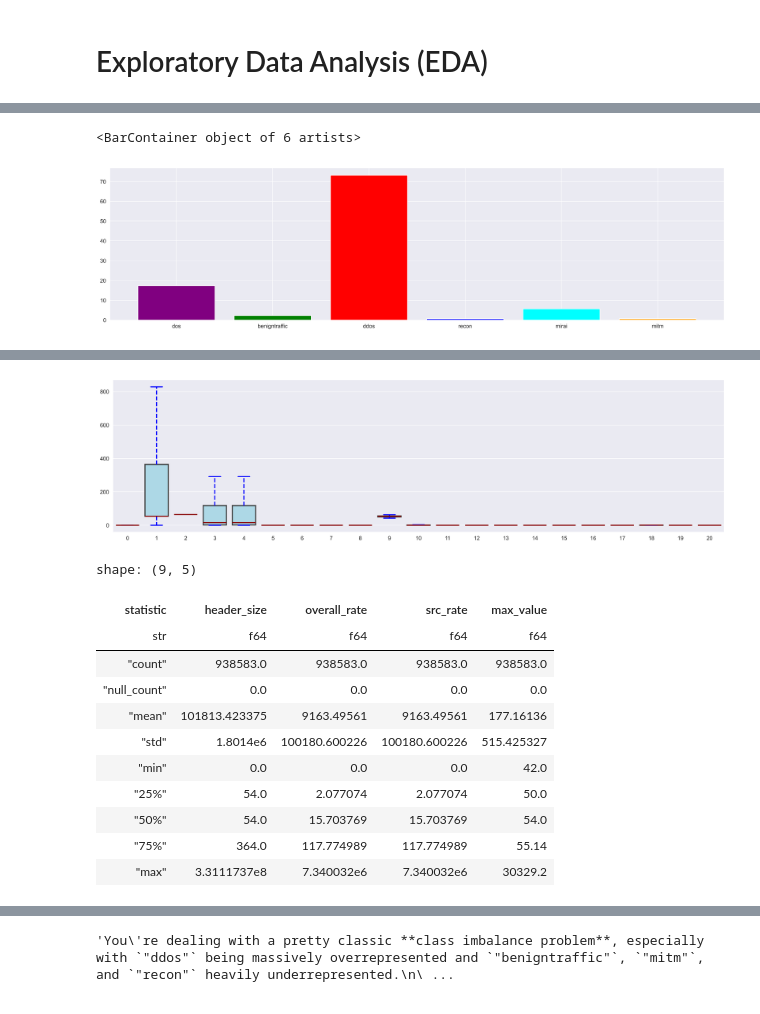
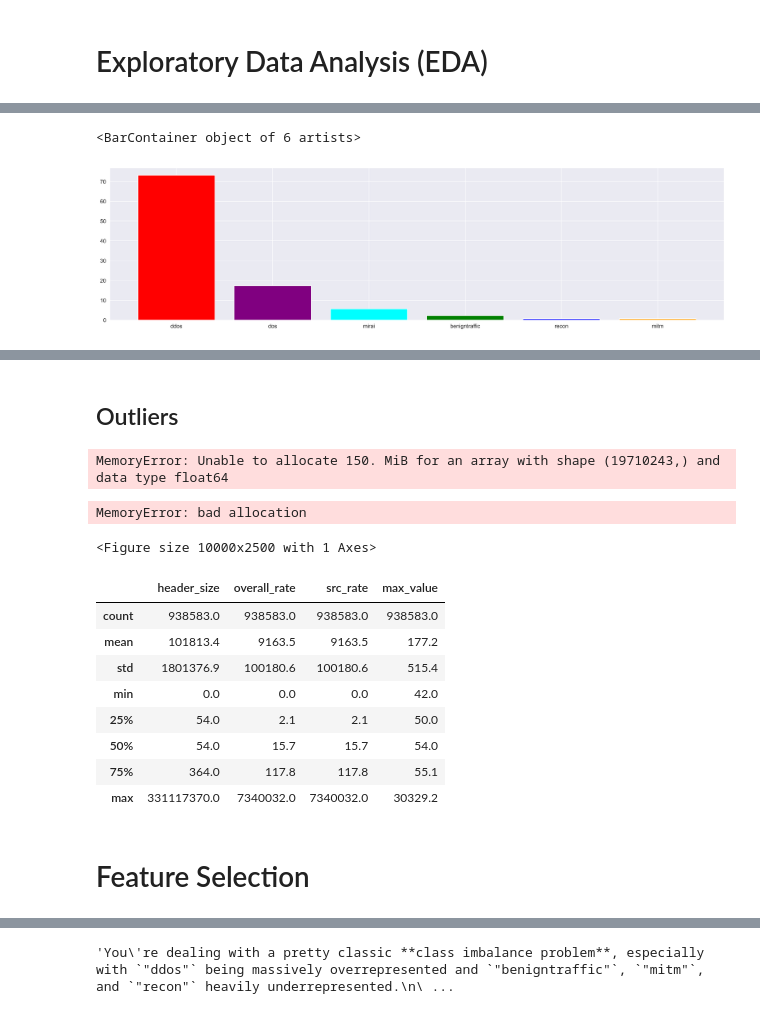
Before and after one commit to DEVOLOPER-1/Pred-Sus-Act, a Jupyter notebook: youssef_notebook.ipynb, the cells around one changed output, grey strips where cells are left out. Drawn from its saved outputs; the diff is of its cells as text; code cells hidden in the pictures.

```diff
--- a/youssef_notebook.ipynb
+++ b/youssef_notebook.ipynb
@@ -115,0 +92,17 @@ shape: (6, 3)
+# %%
+def describe_column(target_col:pd.Series) -> pd.DataFrame:
+    overview = pd.DataFrame(target_col.value_counts()).reset_index()
+    overview['percentage'] = overview['count'] / overview['count'].sum() * 100
+    overview['percentage_str'] = overview['percentage'].apply(lambda x: f"{x:.2f}%")
+
+    return overview
+
+
+# how many classes do we have?
+total_samples = len(df)
+print(f"{len(target.unique())} unique labels")
+
+# are the classes unbalanced?
+
+quick_overview = describe_column(target)
+quick_overview
@@ -116,18 +118,18 @@ shape: (6, 3)
 # %%
 plt.figure(figsize=(20, 5), dpi=500)
 plt.bar(
-    quickOVERVIEW["label"],
-    height=quickOVERVIEW["percentage"] ,
-    color= quickOVERVIEW["label"].replace({
-    "ddos": "red",
-    "recon": "blue",
-    "benigntraffic": "green",
-    "mitm": "orange",
-    "dos": "purple",
-    "mirai": "cyan"
-}
-))
+    quick_overview["label"],
+    height=quick_overview["percentage"] ,
+    color= quick_overview["label"].replace({
+        "ddos": "red",
+        "recon": "blue",
+        "benigntraffic": "green",
+        "mitm": "orange",
+        "dos": "purple",
+        "mirai": "cyan"
+    })
+)
 # %% [output]
 <BarContainer object of 6 artists>
-[figure, old version]
+[figure, new version]
 # %%
@@ -136,11 +137,13 @@ profile = ProfileReport(df.to_pandas(), title="Profiling Report" , explorative=T
 profile.to_notebook_iframe()
 # %% [output]
 [interactive output not drawn]
+# %% [markdown]
+## Outliers
 # %%
 plt.figure(figsize=(20, 5), dpi=500)
 
 sns.boxplot(
-    data=df.select(cs.numeric()),#numeric columns only
+    data=features.to_numpy(),
     showfliers=False,  # hide extreme outliers
     boxprops=dict(facecolor="lightblue", linewidth=2),  # box styling
     whiskerprops=dict(color="blue", linewidth=2, linestyle="--"),
@@ -151,19 +154,18 @@ sns.boxplot(
 
 plt.show()
 # %% [output]
-[figure, removed]
+MemoryError: Unable to allocate 150. MiB for an array with shape (19710243,) and data type float64
+MemoryError: bad allocation
+<Figure size 10000x2500 with 1 Axes>
 # %%
-df[[col for i, col in enumerate(df.columns) if i in [1, 3, 4, 9]]].describe()
+df[[col for i, col in enumerate(df.columns) if i in [1, 3, 4, 9]]].describe().round(1)
 # %% [output]
-shape: (9, 5)
-| statistic | header_size | overall_rate | src_rate | max_value |
-| str | f64 | f64 | f64 | f64 |
-| "count" | 938583.0 | 938583.0 | 938583.0 | 938583.0 |
-| "null_count" | 0.0 | 0.0 | 0.0 | 0.0 |
-| "mean" | 101813.423375 | 9163.49561 | 9163.49561 | 177.16136 |
-| "std" | 1.8014e6 | 100180.600226 | 100180.600226 | 515.425327 |
-| "min" | 0.0 | 0.0 | 0.0 | 42.0 |
-| "25%" | 54.0 | 2.077074 | 2.077074 | 50.0 |
-| "50%" | 54.0 | 15.703769 | 15.703769 | 54.0 |
-| "75%" | 364.0 | 117.774989 | 117.774989 | 55.14 |
-| "max" | 3.3111737e8 | 7.340032e6 | 7.340032e6 | 30329.2 |
+|  | header_size | overall_rate | src_rate | max_value |
+| count | 938583.0 | 938583.0 | 938583.0 | 938583.0 |
+| mean | 101813.4 | 9163.5 | 9163.5 | 177.2 |
+| std | 1801376.9 | 100180.6 | 100180.6 | 515.4 |
+| min | 0.0 | 0.0 | 0.0 | 42.0 |
+| 25% | 54.0 | 2.1 | 2.1 | 50.0 |
+| 50% | 54.0 | 15.7 | 15.7 | 54.0 |
+| 75% | 364.0 | 117.8 | 117.8 | 55.1 |
+| max | 331117370.0 | 7340032.0 | 7340032.0 | 30329.2 |
@@ -173 +172,3 @@ df = pl.concat(items = [pl.DataFrame(ScaledFeatures , schema = df.select(cs.nume
+# %% [markdown]
+# Feature Selection
 # %%
```
Also changed, not shown: parts of 49 cells of this notebook.
